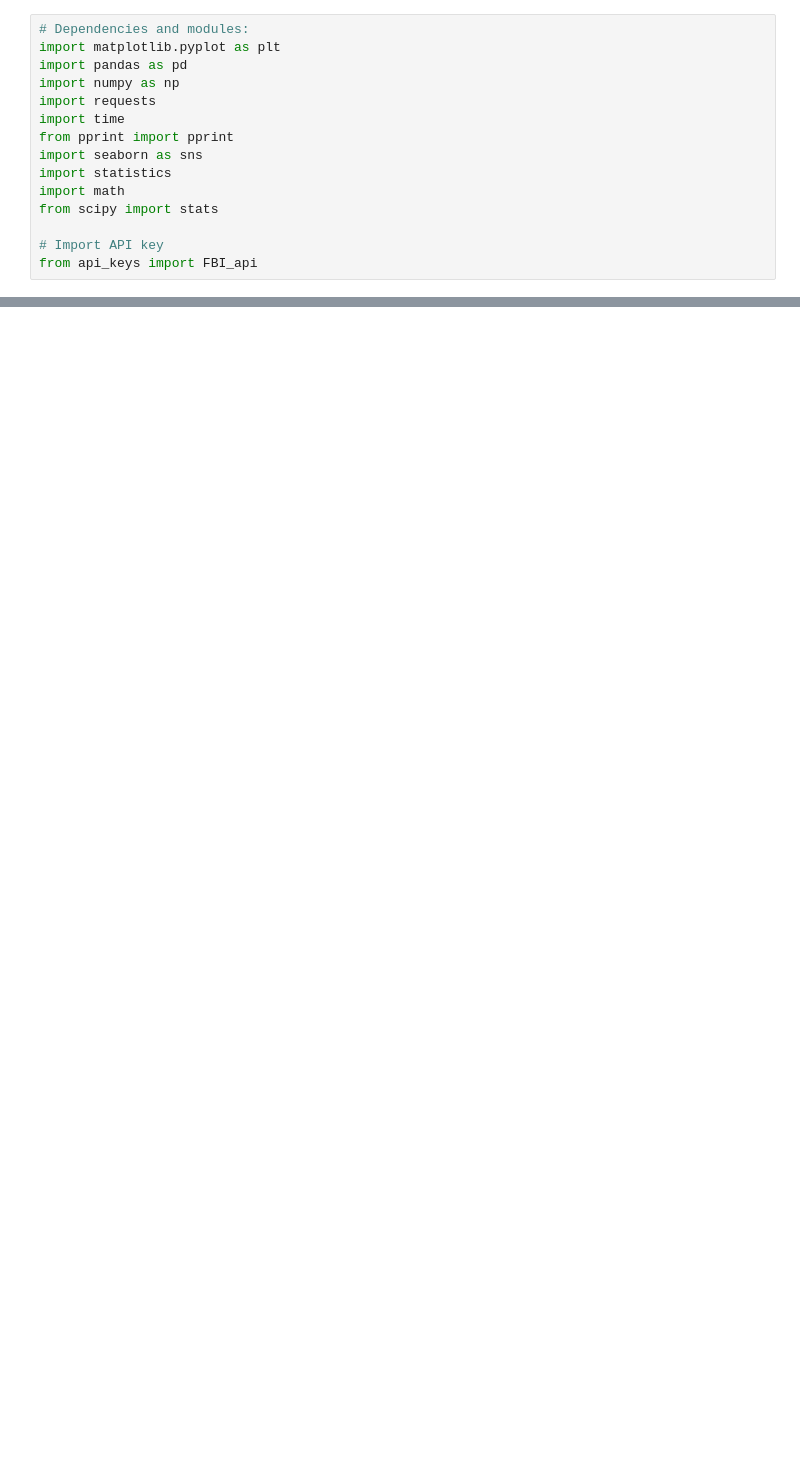
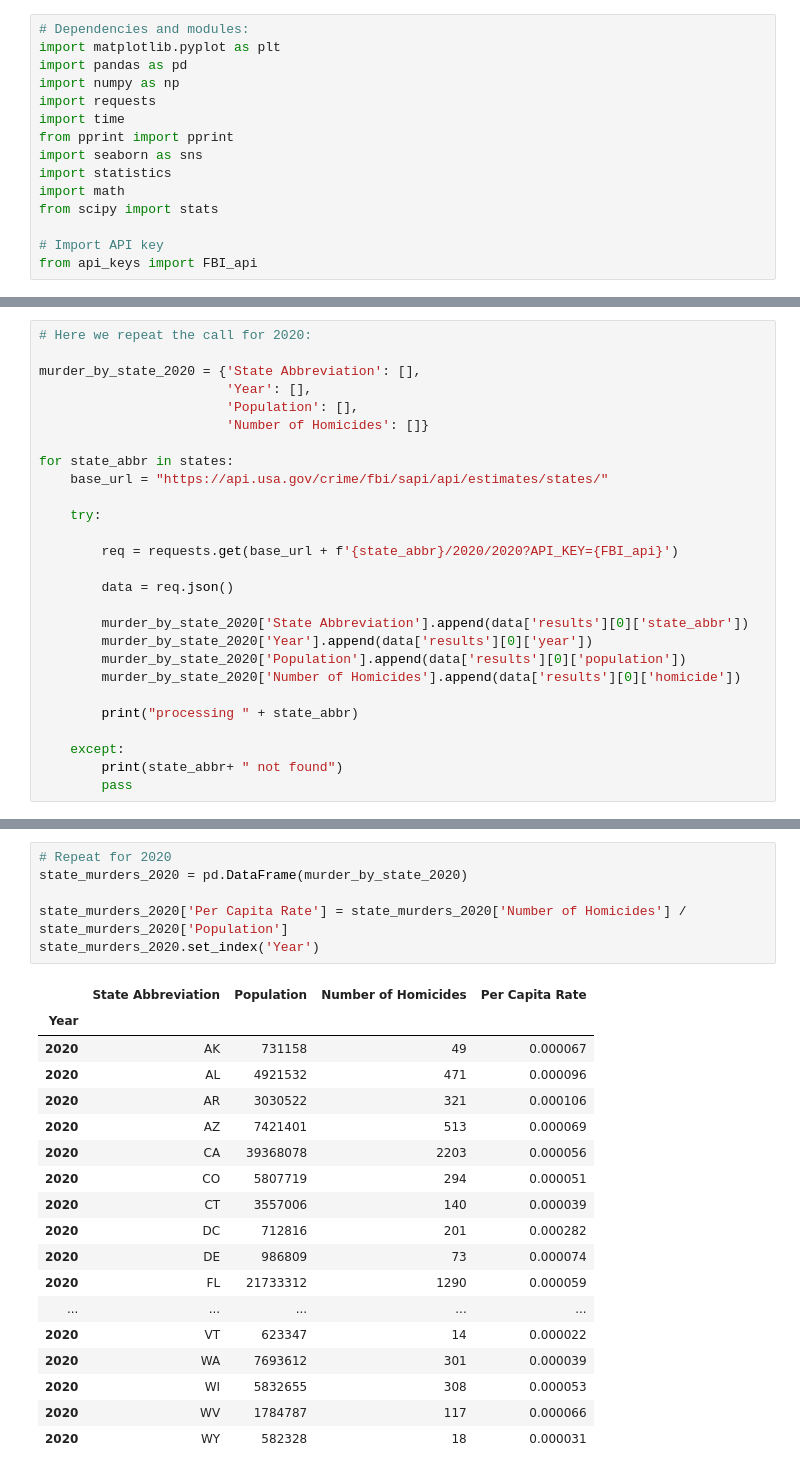
Before and after one commit to N-J-Miller/Project_1, a Jupyter notebook: Project_01_Hafsa_and_Nicole.ipynb, the cells around one changed output, grey strips where cells are left out. Saved outputs shown, nothing was run; the diff lists cells and outputs as text; blank space fills up the shorter version.

```diff
--- a/Project_01_Hafsa_and_Nicole.ipynb
+++ b/Project_01_Hafsa_and_Nicole.ipynb
@@ -154,0 +197,27 @@ WY not found
+# %%
+# Here we repeat the call for 2020:
+
+murder_by_state_2020 = {'State Abbreviation': [],
+                        'Year': [],
+                        'Population': [],
+                        'Number of Homicides': []}
+
+for state_abbr in states:
+    base_url = "https://api.usa.gov/crime/fbi/sapi/api/estimates/states/"
+
+    try:
+
+        req = requests.get(base_url + f'{state_abbr}/2020/2020?API_KEY={FBI_api}')
+
+        data = req.json()
+
+        murder_by_state_2020['State Abbreviation'].append(data['results'][0]['state_abbr'])
+        murder_by_state_2020['Year'].append(data['results'][0]['year'])
+        murder_by_state_2020['Population'].append(data['results'][0]['population'])
+        murder_by_state_2020['Number of Homicides'].append(data['results'][0]['homicide'])
+
+        print("processing " + state_abbr)
+
+    except:
+        print(state_abbr+ " not found")
+        pass
@@ -166,0 +322,25 @@ murder_by_state
+# %%
+# Repeat for 2020
+state_murders_2020 = pd.DataFrame(murder_by_state_2020)
+
+state_murders_2020['Per Capita Rate'] = state_murders_2020['Number of Homicides'] / state_murders_2020['Population']
+state_murders_2020.set_index('Year')
+# %% [output]
+|  | State Abbreviation | Population | Number of Homicides | Per Capita Rate |
+| Year |  |  |  |  |
+| 2020 | AK | 731158 | 49 | 0.000067 |
+| 2020 | AL | 4921532 | 471 | 0.000096 |
+| 2020 | AR | 3030522 | 321 | 0.000106 |
+| 2020 | AZ | 7421401 | 513 | 0.000069 |
+| 2020 | CA | 39368078 | 2203 | 0.000056 |
+| 2020 | CO | 5807719 | 294 | 0.000051 |
+| 2020 | CT | 3557006 | 140 | 0.000039 |
+| 2020 | DC | 712816 | 201 | 0.000282 |
+| 2020 | DE | 986809 | 73 | 0.000074 |
+| 2020 | FL | 21733312 | 1290 | 0.000059 |
+| ... | ... | ... | ... | ... |
+| 2020 | VT | 623347 | 14 | 0.000022 |
+| 2020 | WA | 7693612 | 301 | 0.000039 |
+| 2020 | WI | 5832655 | 308 | 0.000053 |
+| 2020 | WV | 1784787 | 117 | 0.000066 |
+| 2020 | WY | 582328 | 18 | 0.000031 |
```
Also changed, not shown: parts of 25 cells of this notebook.
